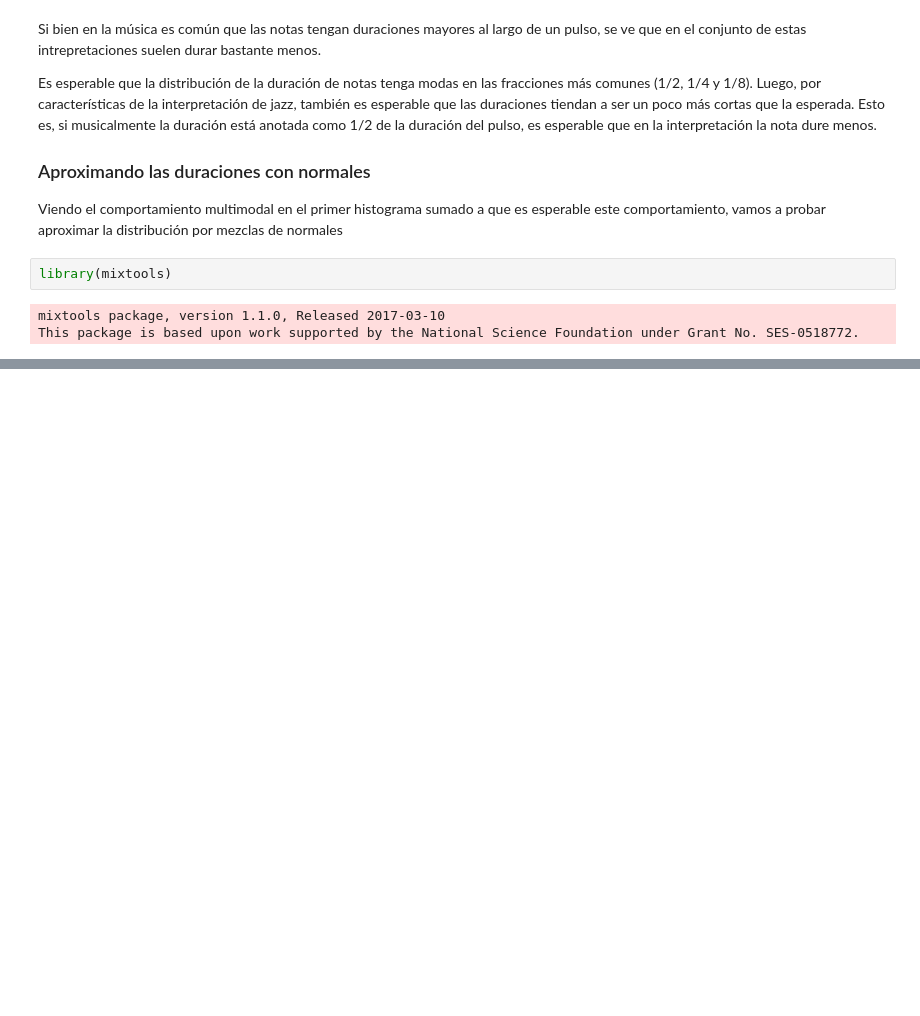
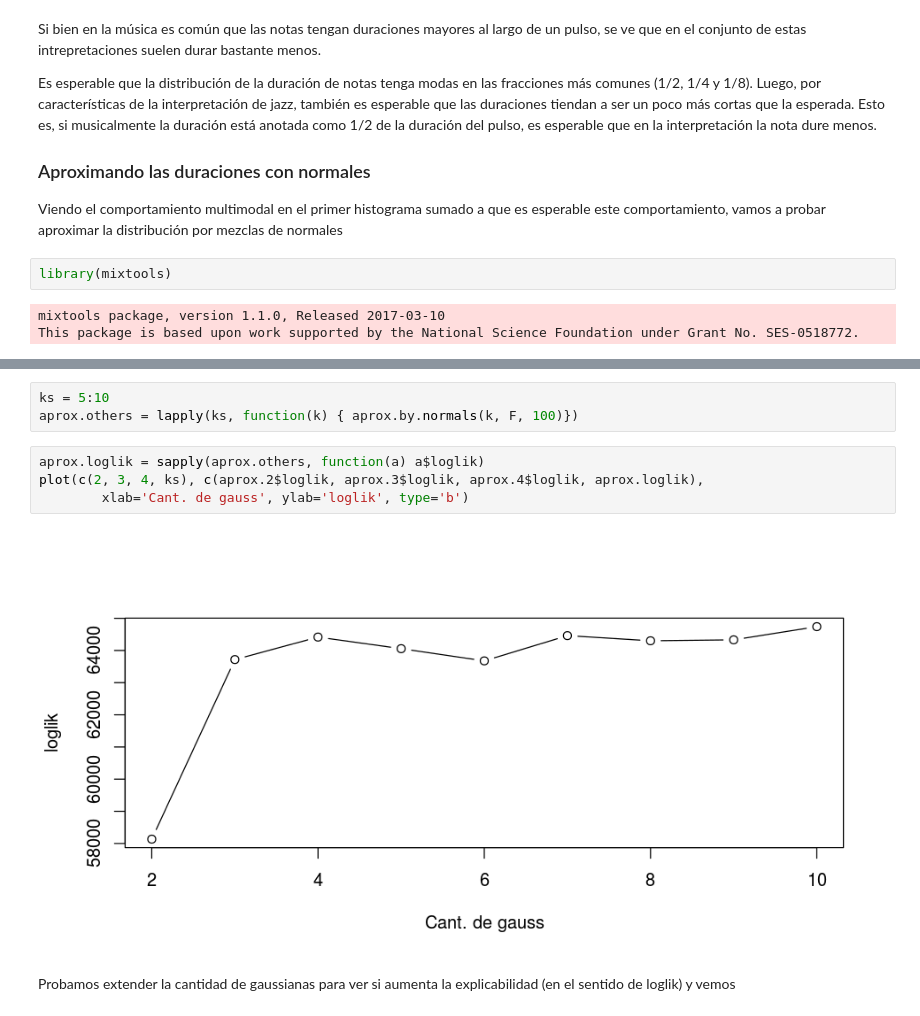
Before and after one commit to m2march/tp_final_r, a Jupyter notebook: tp_final/TP Final.ipynb, the cells around one changed output, grey strips where cells are left out. Saved outputs shown, nothing was run; the diff lists cells and outputs as text; blank space fills up the shorter version.

Commit message:
Fin del análisis de gaussianas.

```diff
--- a/tp_final/TP Final.ipynb
+++ b/tp_final/TP Final.ipynb
@@ -471,0 +506,11 @@ aprox.by.normals(4)
+# %%
+ks = 5:10
+aprox.others = lapply(ks, function(k) { aprox.by.normals(k, F, 100)})
+# %%
+aprox.loglik = sapply(aprox.others, function(a) a$loglik)
+plot(c(2, 3, 4, ks), c(aprox.2$loglik, aprox.3$loglik, aprox.4$loglik, aprox.loglik),
+        xlab='Cant. de gauss', ylab='loglik', type='b')
+# %% [output]
+[figure, added]
+# %% [markdown]
+Probamos extender la cantidad de gaussianas para ver si aumenta la explicabilidad (en el sentido de loglik) y vemos
```
Also changed, not shown: parts of 7 cells of this notebook.
